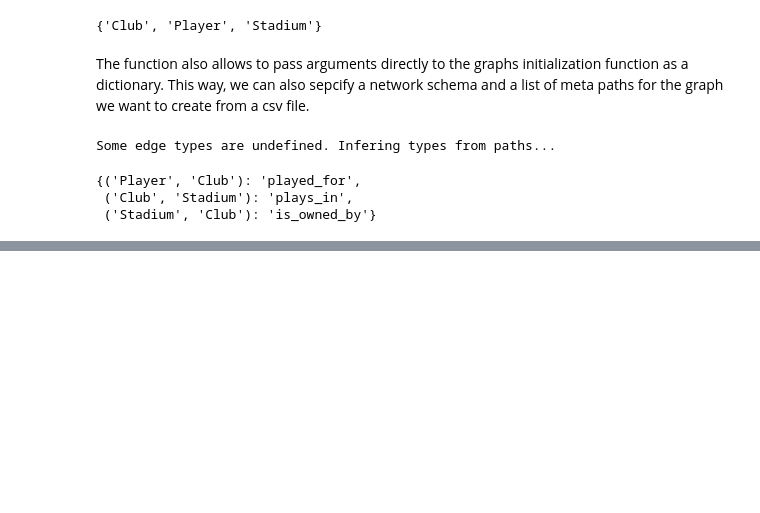
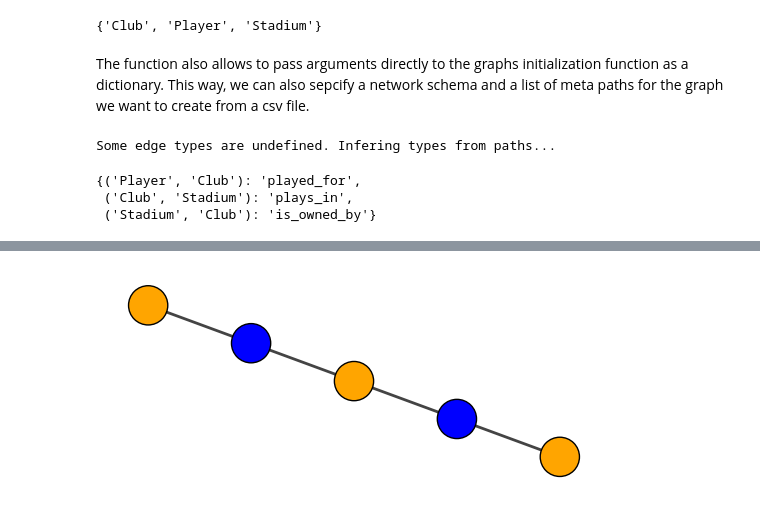
Before and after one commit to codingfabi/hetpy, a Jupyter notebook: demo/hetPyDemo.ipynb, the cells around one changed output, grey strips where cells are left out. Cells and saved outputs as stored; diff of their text form; code cells hidden in the pictures; blank space fills up the shorter version.

```diff
--- a/demo/hetPyDemo.ipynb
+++ b/demo/hetPyDemo.ipynb
@@ -271,0 +293,8 @@ loaded_graph.plot(type_color_map=type_color_map, axis=ax, layout=layout)
+# %%
+projection = create_meta_projection(loaded_graph, has_played_in_meta_path)
+
+fig, ax = plt.subplots()
+layout = projection.graph.layout_kamada_kawai()
+projection.plot(type_color_map, axis=ax, layout=layout)
+# %% [output]
+[figure, added]
```
Also changed, not shown: parts of 16 cells of this notebook, 12 other files.
